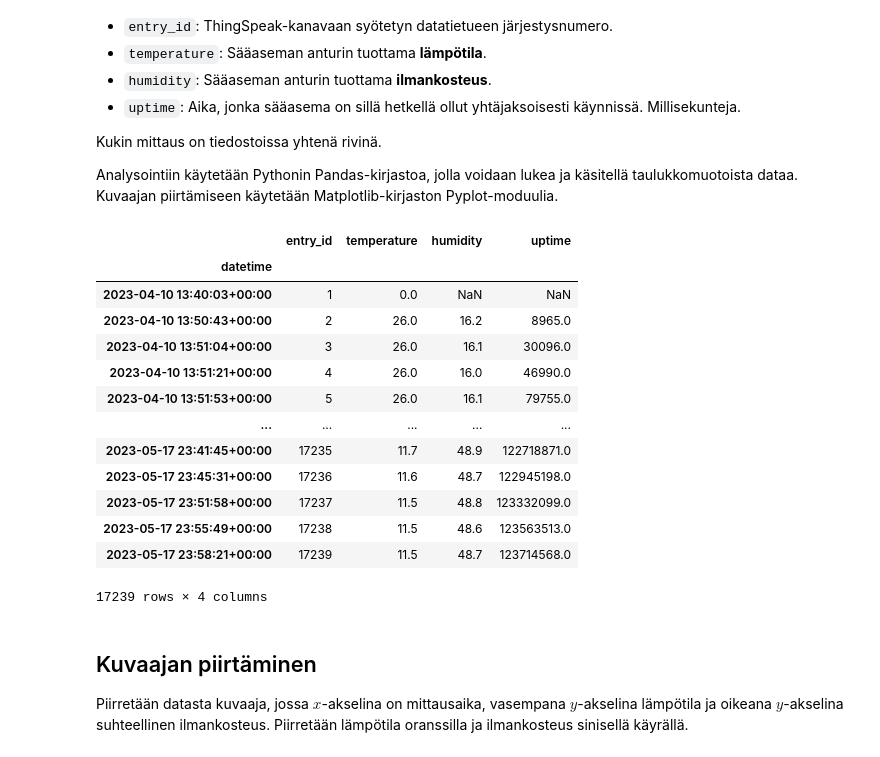
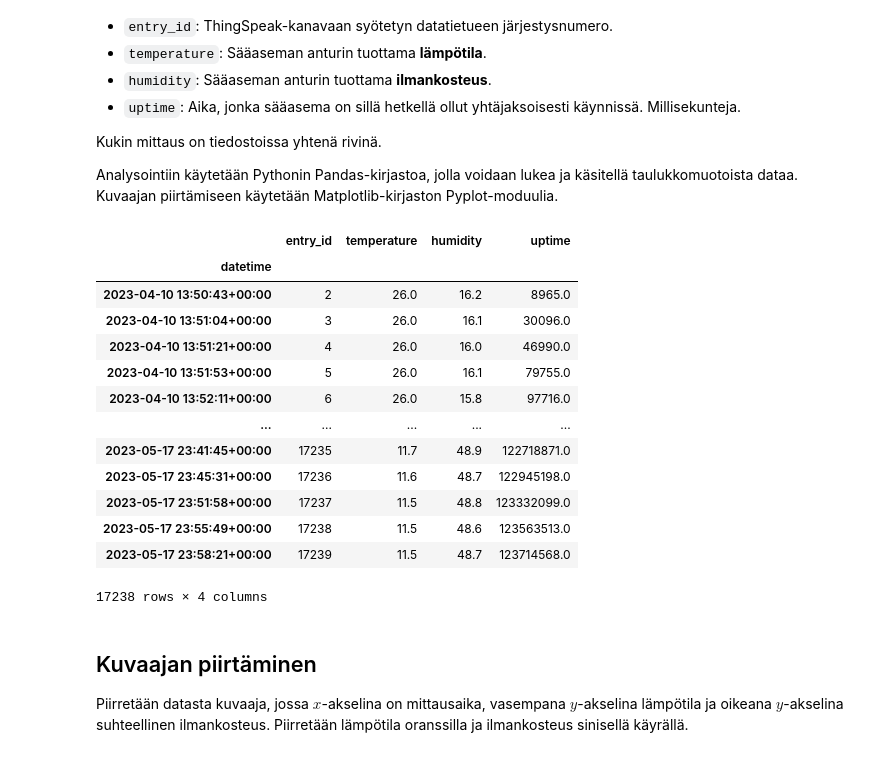
Before and after one commit to petritnet/weatherstation, a Jupyter notebook: collectedData/Petri_1/data_Petri_1-2023-05-18.ipynb, the cells around one changed output. Drawn from its saved outputs; the diff is of its cells as text; code cells hidden in the pictures.

```diff
--- a/collectedData/Petri_1/data_Petri_1-2023-05-18.ipynb
+++ b/collectedData/Petri_1/data_Petri_1-2023-05-18.ipynb
@@ -32,45 +32,46 @@ hnames = ["datetime", "entry_id", "temperature", "humidity", "uptime"]
 import pandas as pd
 import numpy as np
 ## Ladataan kukin csv-tiedosto omaan Pandas-dataframe-objektiin.
 ## CSV:n sarake-erottimena pilkku, desimaalierottimena piste.
 ## Käytetään edellä lueteltuja sarakkeiden otsikoita tiedostoissa olevien sijaan.
 dfa = pd.read_csv(filenamea, sep=',', decimal='.', names=hnames, header=0)
 dfa['datetime'] = pd.to_datetime(dfa['datetime'])
 dfa.set_index('datetime', inplace=True)
 dfb = pd.read_csv(filenameb, sep=',', decimal='.', names=hnames, header=0)
 dfb['datetime'] = pd.to_datetime(dfb['datetime'])
 dfb.set_index('datetime', inplace=True)
 df0 = pd.read_csv(filename0, sep=',', decimal='.', names=hnames, header=0)
 df0['datetime'] = pd.to_datetime(df0['datetime'])
 df0.set_index('datetime', inplace=True)
 df1 = pd.read_csv(filename1, sep=',', decimal='.', names=hnames, header=0)
 df1['datetime'] = pd.to_datetime(df1['datetime'])
 df1.set_index('datetime', inplace=True)
 df2 = pd.read_csv(filename2, sep=',', decimal='.', names=hnames, header=0)
 df2['datetime'] = pd.to_datetime(df2['datetime'])
 df2.set_index('datetime', inplace=True)
 df3 = pd.read_csv(filename3, sep=',', decimal='.', names=hnames, header=0)
 df3['datetime'] = pd.to_datetime(df3['datetime'])
 df3.set_index('datetime', inplace=True)
 ## Yhdistetään taulukot yhdeksi isommaksi taulukoksi laittamalla ne peräkkäin.
 df = pd.concat([dfa, dfb, df0, df1, df2, df3])
 ## Taulukon alkua ja loppua tulostuu näkyviin sekä taulukon koko.
+df.dropna(inplace=True)
 df
 # %% [output]
 |  | entry_id | temperature | humidity | uptime |
 | datetime |  |  |  |  |
-| 2023-04-10 13:40:03+00:00 | 1 | 0.0 | NaN | NaN |
 | 2023-04-10 13:50:43+00:00 | 2 | 26.0 | 16.2 | 8965.0 |
 | 2023-04-10 13:51:04+00:00 | 3 | 26.0 | 16.1 | 30096.0 |
 | 2023-04-10 13:51:21+00:00 | 4 | 26.0 | 16.0 | 46990.0 |
 | 2023-04-10 13:51:53+00:00 | 5 | 26.0 | 16.1 | 79755.0 |
+| 2023-04-10 13:52:11+00:00 | 6 | 26.0 | 15.8 | 97716.0 |
 | ... | ... | ... | ... | ... |
 | 2023-05-17 23:41:45+00:00 | 17235 | 11.7 | 48.9 | 122718871.0 |
 | 2023-05-17 23:45:31+00:00 | 17236 | 11.6 | 48.7 | 122945198.0 |
 | 2023-05-17 23:51:58+00:00 | 17237 | 11.5 | 48.8 | 123332099.0 |
 | 2023-05-17 23:55:49+00:00 | 17238 | 11.5 | 48.6 | 123563513.0 |
 | 2023-05-17 23:58:21+00:00 | 17239 | 11.5 | 48.7 | 123714568.0 |
-17239 rows × 4 columns
+17238 rows × 4 columns
 # %% [markdown]
 ## Kuvaajan piirtäminen
 
```
Also changed, not shown: parts of 5 cells of this notebook, 1 other file.
